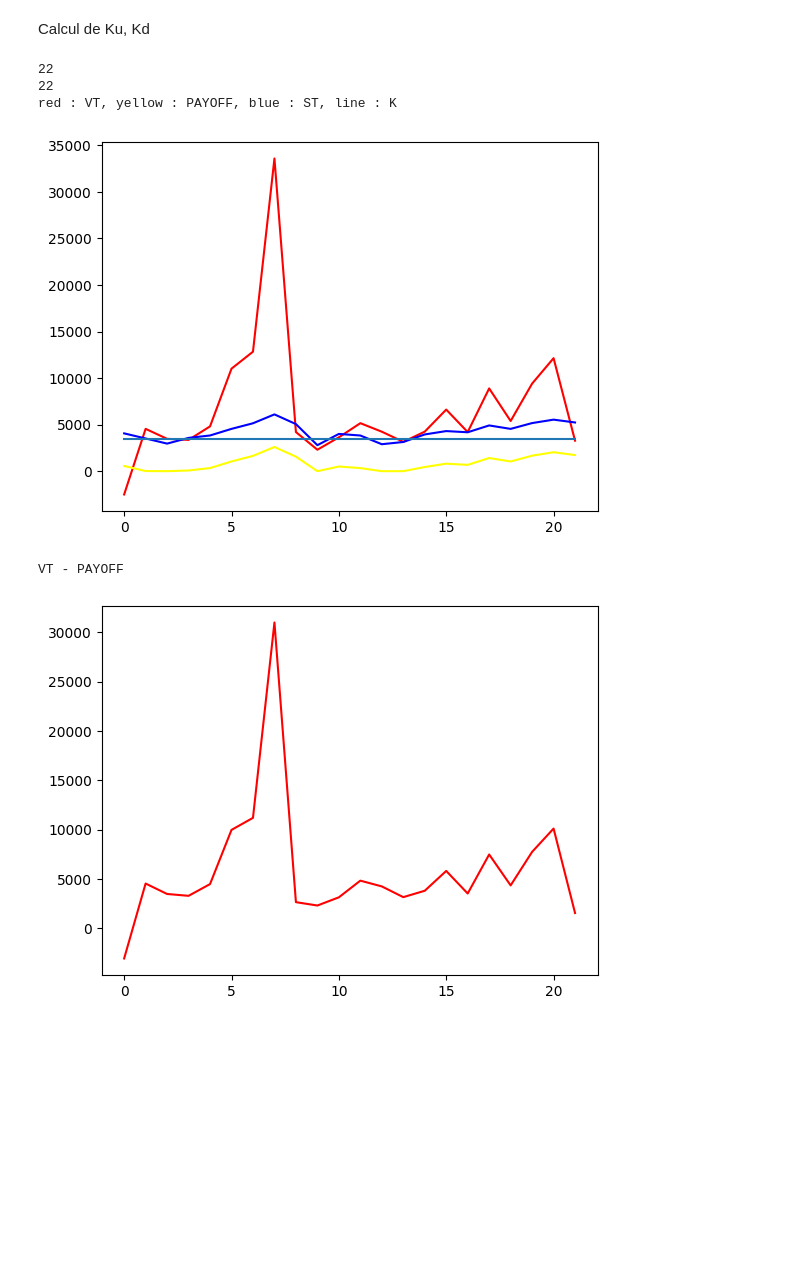
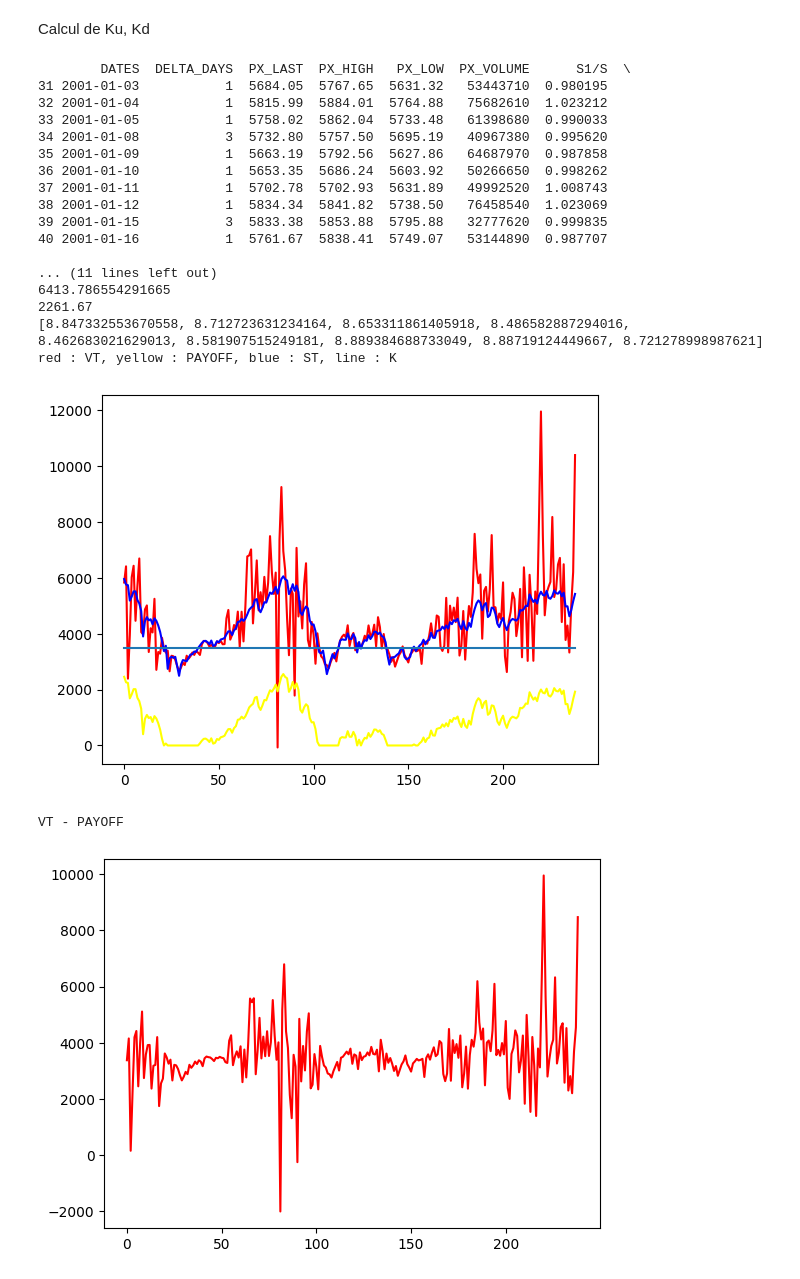
Before and after one commit to ElAm1ne/March--Fi-2, a Jupyter notebook: MarchFi2.ipynb, the cells around one changed output. Cells and saved outputs as stored; diff of their text form; code cells hidden in the pictures; blank space fills up the shorter version.

Commit message:
Price options

```diff
--- a/MarchFi2.ipynb
+++ b/MarchFi2.ipynb
@@ -64,16 +85,15 @@ Black & Scholes
 # %%
 from scipy import stats
 
-def bsm_price(option_type, sigma, s, k, r, T, q):
-    # calculate the bsm price of European call and put options
+def bsm_price(option_type, sigma, s, k, r, T):
     sigma = float(sigma)
-    d1 = (np.log(s / k) + (r - q + sigma ** 2 * 0.5) * T) / (sigma * np.sqrt(T))
+    d1 = (np.log(s / k) + (r + sigma ** 2 * 0.5) * T) / (sigma * np.sqrt(T))
     d2 = d1 - sigma * np.sqrt(T)
     if option_type == 'c':
-        price = np.exp(-r*T) * (s * np.exp((r - q)*T) * stats.norm.cdf(d1) - k *  stats.norm.cdf(d2))
+        price = np.exp(-r*T) * (s * np.exp((r)*T) * stats.norm.cdf(d1) - k *  stats.norm.cdf(d2))
         return price
     elif option_type == 'p':
-        price = np.exp(-r*T) * (k * stats.norm.cdf(-d2) - s * np.exp((r - q)*T) *  stats.norm.cdf(-d1))
+        price = np.exp(-r*T) * (k * stats.norm.cdf(-d2) - s * np.exp((r)*T) *  stats.norm.cdf(-d1))
         return price
     else:
         print('No such option type %s') %option_type
@@ -87,7 +107,7 @@ CAC_40 = df[0].iloc[:len(df[0])-len(df[0])%10]
 #n nombre de jour au total dans le cycle Train + Test
 #L de la forme dataframe des données de chaque jour
 def create_train_test(L,p,n):
-    CAC_40_split = np.array_split(L,len(CAC_40)/(n))
+    CAC_40_split = np.array_split(L,len(L)/(n))
     CAC_40_split = [CAC_40_split[i].iloc[:len(CAC_40_split[i]) - len(CAC_40_split[i])%10] for i in range(len(CAC_40_split))]
     Data_train = []
     Data_test = []
@@ -99,7 +119,7 @@ def create_train_test(L,p,n):
 # %% [markdown]
 Calcul de Ku, Kd
 # %%
-#L de la forme [[s1,s2,s3,...], [s1,s2,s3,...], [s1,s2,s3,...], ...]
+#L de la forme [[s1,s2,s3,...,sn], [s1,s2,s3,...], [s1,s2,s3,...], ...]
 def test(L, Ku, Kd, K):
     lamda = [(1 - Kd[i])/(Ku[i] - Kd[i]) for i in range(len(Ku))]
     sum_err = 0
@@ -108,13 +128,15 @@ def test(L, Ku, Kd, K):
     PAYOFFs = []
     Errs = []
     STs = []
+    V0s = []
     max_err = -math.inf
     for i in range(len(L)):
         D = []
         BS_q = []
         for j in range(len(L[i])):
             if j == 0:
-                D.append(bsm_price('c', L[i]['PX_LAST'].std(), L[i].iloc[j]['PX_LAST'], K, 0, len(L[i])/365.25, 0))
+                D.append(bsm_price('c', L[i]['PX_LAST'].std(), L[i].iloc[j]['PX_LAST'], K, 0, len(L[i])/365.25))
+                V0s.append(D[-1])
             else:
                 Teta = (g(Ku[i]*L[i].iloc[j]['PX_LAST'], K)*lamda[i] + g(Kd[i]*L[i].iloc[j]['PX_LAST'], K)*(1-lamda[i]))/((Ku[i]-Kd[i])*L[i].iloc[j]['PX_LAST'])
                 D.append(D[-1] + Teta*L[i].iloc[j]['D_S'])
@@ -122,7 +144,7 @@ def test(L, Ku, Kd, K):
         VT = D[-1]
         ST = L[i].iloc[len(L[i])-1]['PX_LAST']
         PAYOFF = g(ST, K)
-        err = erreur(PAYOFF, VT)/len(L)
+        err = erreur(PAYOFF, VT)/len(L[i])
         sum_err += err
         max_err = max(max_err, err)
         BS_qs.append(BS_q)
@@ -130,7 +152,7 @@ def test(L, Ku, Kd, K):
         VTs.append(VT)
         PAYOFFs.append(PAYOFF)
         STs.append(ST)
-    return sum_err, VTs, PAYOFFs, STs, BS_qs, Errs, max_err
+    return sum_err, VTs, PAYOFFs, STs, BS_qs, Errs, max_err, V0s
 # %%
 #data sous forme dataframe des données journalières
 #K strike
@@ -139,8 +161,8 @@ def test(L, Ku, Kd, K):
 def train_test(data, K, n, p):
     Data_train, Data_test = create_train_test(data, p, n)
     Kus, Kds = Ku_Kd_Train(Data_train)
-    sum_error, VTs, PAYOFFs, STs, BS_qs, Errs, max_err = test(Data_test, Kus, Kds, K)
-    return n, p, sum_error, VTs, PAYOFFs, STs, BS_qs, Errs, max_err, Data_train, Data_test
+    sum_error, VTs, PAYOFFs, STs, BS_qs, Errs, max_err, V0s = test(Data_test, Kus, Kds, K)
+    return n, p, sum_error, VTs, PAYOFFs, STs, BS_qs, Errs, max_err, Data_train, Data_test, V0s
 # %%
 val_min = math.inf
 MAP = []
@@ -161,33 +183,49 @@ file_df['p'] = np.array(MAPs[1])
 file_df['sum_error'] = np.array(MAPs[2])
 file_df.to_csv('output.csv', index = False)
 # %%
-n, p, error, VTs, PAYOFFs, STs, BS_qs, Errs, max_err, train_dt, test_dt = sol_fi
+n, p, error, VTs, PAYOFFs, STs, BS_qs, Errs, max_err, train_dt, test_dt, V0s = sol_fi
 
-print(len(train_dt))
-print(len(test_dt))
+print(test_dt[1])
+print(VTs[1])
+print(PAYOFFs[1])
+print(BS_qs[1])
 print("red : VT, yellow : PAYOFF, blue : ST, line : K")
 plt.plot(VTs, color = 'red')
 plt.plot(PAYOFFs, color = 'yellow')
 plt.plot(STs, color = 'blue')
 plt.plot([3500 for i in range(len(STs))])
 plt.show()
 print("VT - PAYOFF")
 plt.plot(np.array(VTs) - np.array(PAYOFFs), color = 'red')
 plt.show()
 print("Cumulative Error")
 plt.plot(Errs, color = 'blue')
 
 print("max Error")
 print(max_err)
 print("p & n")
 print(p)
 print(n)
 # %% [output]
-22
-22
+        DATES  DELTA_DAYS  PX_LAST  PX_HIGH   PX_LOW  PX_VOLUME      S1/S  \
+31 2001-01-03           1  5684.05  5767.65  5631.32   53443710  0.980195
+32 2001-01-04           1  5815.99  5884.01  5764.88   75682610  1.023212
+33 2001-01-05           1  5758.02  5862.04  5733.48   61398680  0.990033
+34 2001-01-08           3  5732.80  5757.50  5695.19   40967380  0.995620
+35 2001-01-09           1  5663.19  5792.56  5627.86   64687970  0.987858
+36 2001-01-10           1  5653.35  5686.24  5603.92   50266650  0.998262
+37 2001-01-11           1  5702.78  5702.93  5631.89   49992520  1.008743
+38 2001-01-12           1  5834.34  5841.82  5738.50   76458540  1.023069
+39 2001-01-15           3  5833.38  5853.88  5795.88   32777620  0.999835
+40 2001-01-16           1  5761.67  5838.41  5749.07   53144890  0.987707
+
+... (11 lines left out)
+6413.786554291665
+2261.67
+[8.847332553670558, 8.712723631234164, 8.653311861405918, 8.486582887294016, 8.462683021629013, 8.581907515249181, 8.889384688733049, 8.88719124449667, 8.721278998987621]
 red : VT, yellow : PAYOFF, blue : ST, line : K
-[figure, old version]
+[figure, new version]
 VT - PAYOFF
-[figure, old version]
+[figure, new version]
 Cumulative Error
 max Error
```
Also changed, not shown: parts of 3 cells of this notebook, 6 other files.
